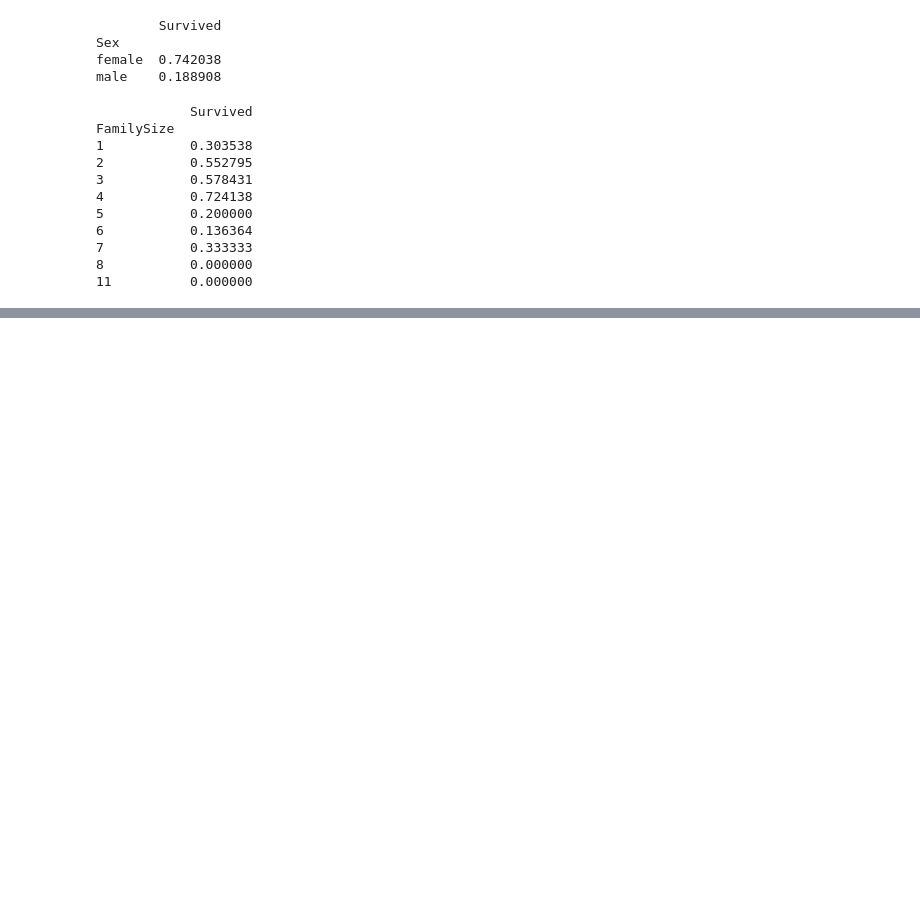
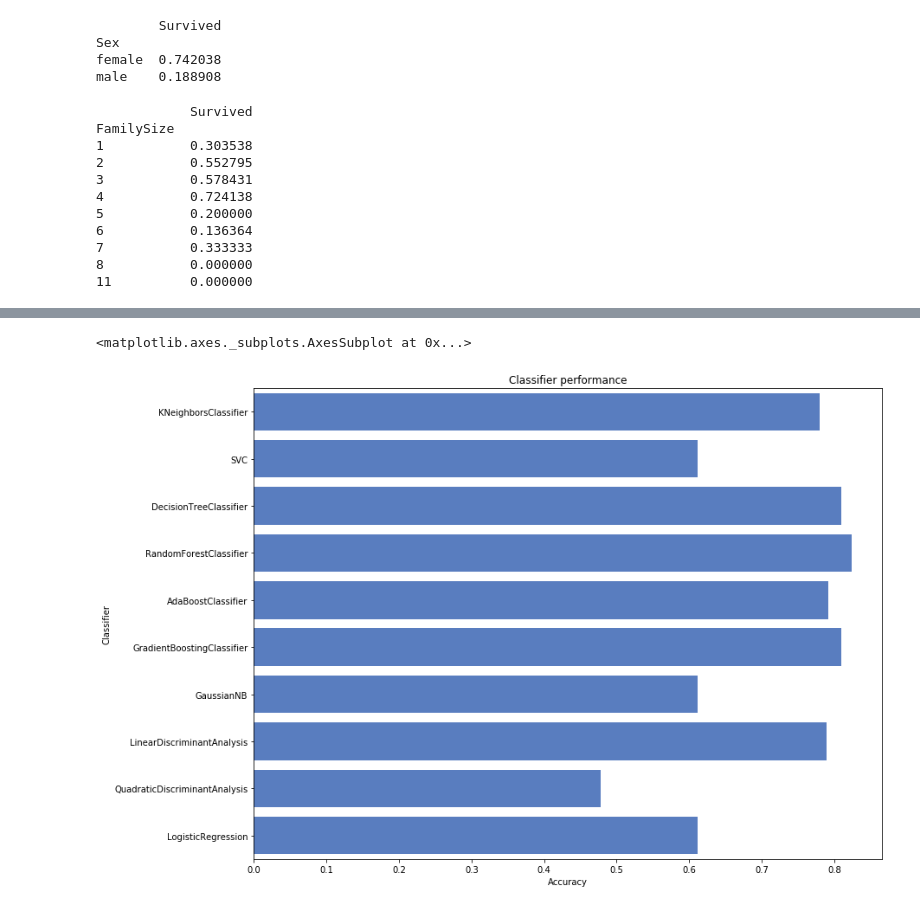
Before and after one commit to waredjeb/MLCheatSheet, a Jupyter notebook: Kaggle/titanic/titanic.ipynb, the cells around one changed output, grey strips where cells are left out. Cells and saved outputs as stored; diff of their text form; code cells hidden in the pictures; blank space fills up the shorter version.

```diff
--- a/Kaggle/titanic/titanic.ipynb
+++ b/Kaggle/titanic/titanic.ipynb
@@ -120,0 +268,10 @@ DecilesFare
+# %%
+fig = plt.figure(figsize = (13,10))
+plt.xlabel('Accuracy')
+plt.title('Classifier performance')
+
+sns.set_color_codes("muted")
+sns.barplot(x='Accuracy', y='Classifier', data=log, color="b")
+# %% [output]
+<matplotlib.axes._subplots.AxesSubplot at 0x...>
+[figure, added]
```
Also changed, not shown: parts of 14 cells of this notebook.
